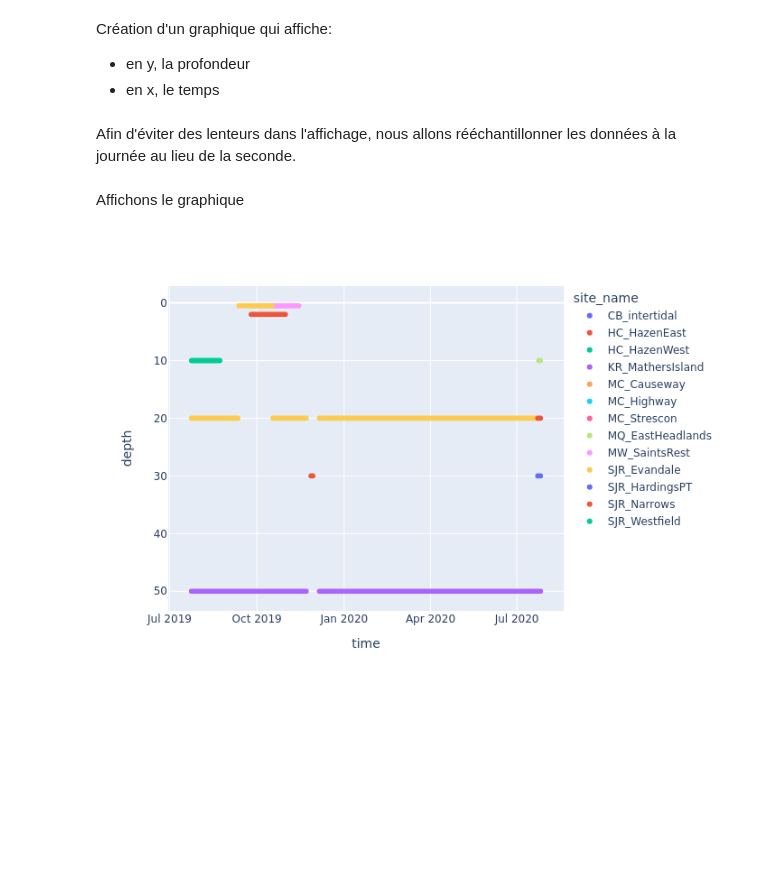
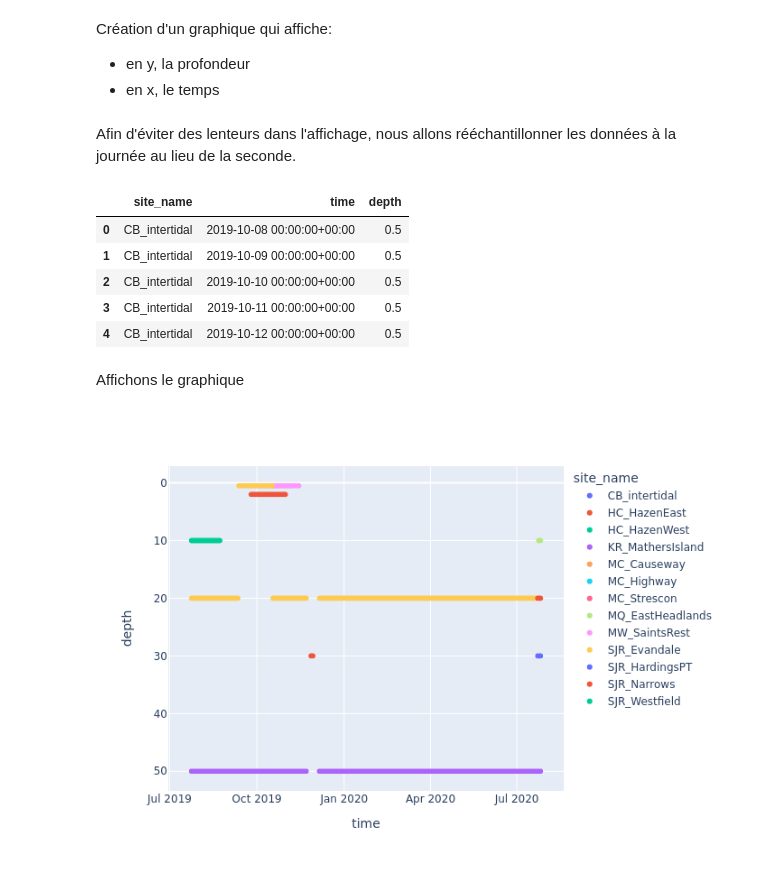
Before and after one commit to OGSL-SLGO/examples, a Jupyter notebook: examples/ctd-time-series/exemple_1.ipynb, the cells around one changed output. Drawn from its saved outputs; the diff is of its cells as text; code cells hidden in the pictures; blank space fills up the shorter version.

```diff
--- a/examples/ctd-time-series/exemple_1.ipynb
+++ b/examples/ctd-time-series/exemple_1.ipynb
@@ -46,9 +46,16 @@ Création d'un graphique qui affiche:
 Afin d'éviter des lenteurs dans l'affichage, nous allons rééchantillonner les données à la journée au lieu de la seconde.
 # %%
 dataframe['time'] = pd.to_datetime(dataframe['time'])
-resampled = dataframe.groupby("site_name").resample(rule="D", on="time").last()
-resampled = resampled.drop(columns=["site_name"])
+resampled = dataframe.groupby("site_name").resample(rule="D", on="time").last()[["depth"]]
 resampled = resampled.reset_index()
+resampled.head()
+# %% [output]
+|  | site_name | time | depth |
+| 0 | CB_intertidal | 2019-10-08 00:00:00+00:00 | 0.5 |
+| 1 | CB_intertidal | 2019-10-09 00:00:00+00:00 | 0.5 |
+| 2 | CB_intertidal | 2019-10-10 00:00:00+00:00 | 0.5 |
+| 3 | CB_intertidal | 2019-10-11 00:00:00+00:00 | 0.5 |
+| 4 | CB_intertidal | 2019-10-12 00:00:00+00:00 | 0.5 |
 # %% [markdown]
 Affichons le graphique
 # %%
```
